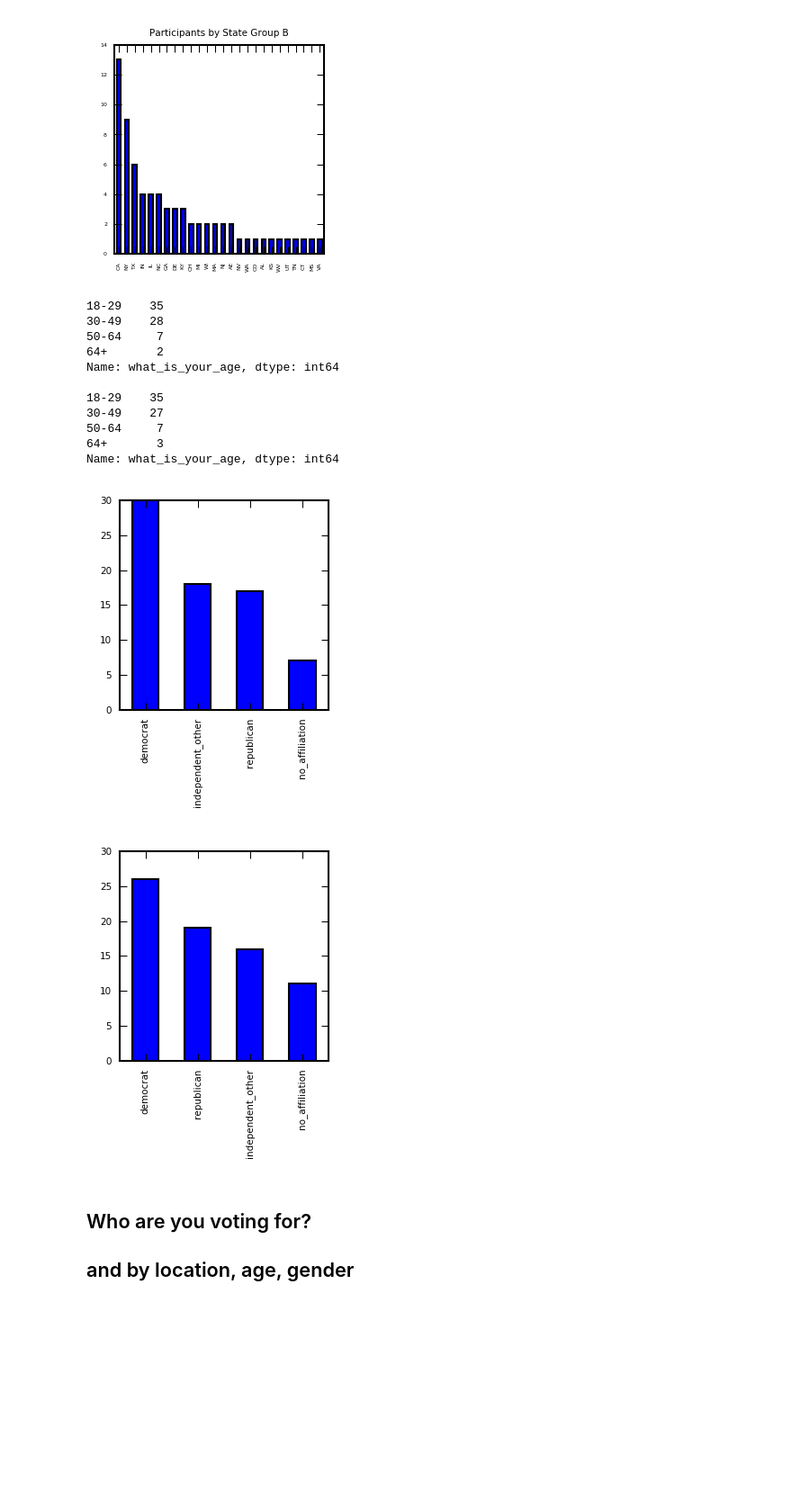
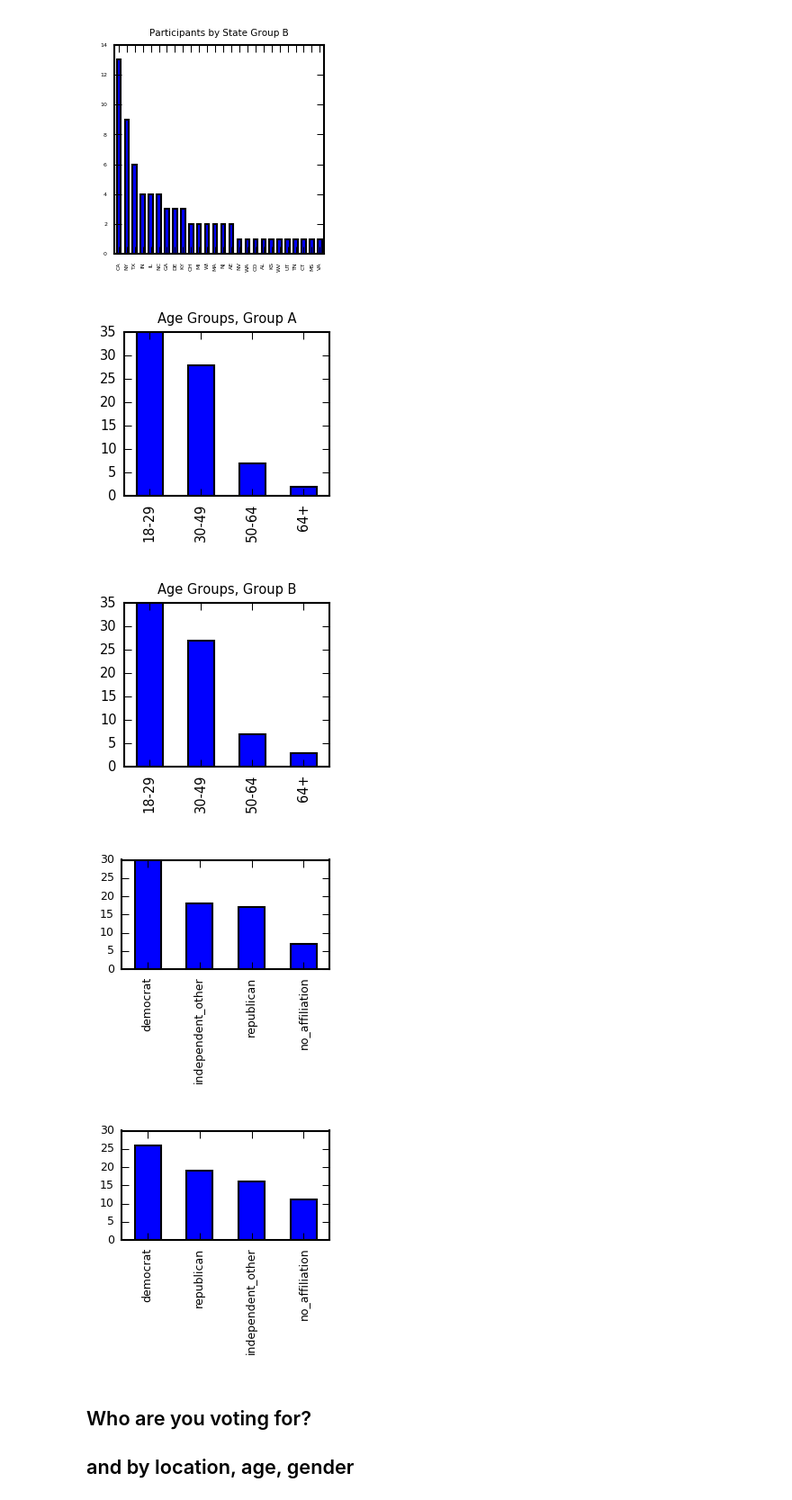
Before and after one commit to sbchou/ANALYSIS, a Jupyter notebook: SURVEY/RESULTS/SurveyDemographics.ipynb, the cells around one changed output. Shown at 90% size. Drawn from its saved outputs; the diff is of its cells as text; code cells hidden in the pictures; blank space fills up the shorter version.

```diff
--- a/SURVEY/RESULTS/SurveyDemographics.ipynb
+++ b/SURVEY/RESULTS/SurveyDemographics.ipynb
@@ -56,30 +57,34 @@ age_to_pretty = {1829:'18-29', 3049:'30-49', 5064:'50-64',64:'64+'}
 group_A.age_group = group_A.what_is_your_age.apply(lambda row: age_to_pretty[row])
 group_B.age_group = group_B.what_is_your_age.apply(lambda row: age_to_pretty[row])
 
-print group_A.age_group.value_counts()
-print
-print group_B.age_group.value_counts()
+group_A.age_group.value_counts().plot(kind='bar',fontsize=7)
+plt.title('Age Groups, Group A', fontsize=7)
+plt.tight_layout()
+plt.savefig('FIGS/ages_A.png')
+plt.show()
+
+group_B.age_group.value_counts().plot(kind='bar',fontsize=7)
+plt.title('Age Groups, Group B', fontsize=7)
+plt.tight_layout()
+plt.savefig('FIGS/ages_B.png')
+plt.show()
 # %% [output]
-18-29    35
-30-49    28
-50-64     7
-64+       2
-Name: what_is_your_age, dtype: int64
-
-18-29    35
-30-49    27
-50-64     7
-64+       3
-Name: what_is_your_age, dtype: int64
+[figure, added]
+[figure, added]
 # %%
 beauty.set_tex=False
-group_A.what_is_your_political_party_affiliation.value_counts().plot(kind='bar', fontsize=5)
+group_A.what_is_your_political_party_affiliation.value_counts().plot(kind='bar', fontsize=6)
+plt.tight_layout()
+plt.savefig('FIGS/party_A.png')
 plt.show()
-group_B.what_is_your_political_party_affiliation.value_counts().plot(kind='bar', fontsize=5)
+
+group_B.what_is_your_political_party_affiliation.value_counts().plot(kind='bar', fontsize=6)
+plt.tight_layout()
+plt.savefig('FIGS/party_B.png')
 plt.show()
 # %% [output]
-[figure, old version]
+[figure, new version]
-[figure, old version]
+[figure, new version]
 # %% [markdown]
 ## Who are you voting for?
 ## and by location, age, gender
```
Also changed, not shown: parts of 4 cells of this notebook, 10 other files.
